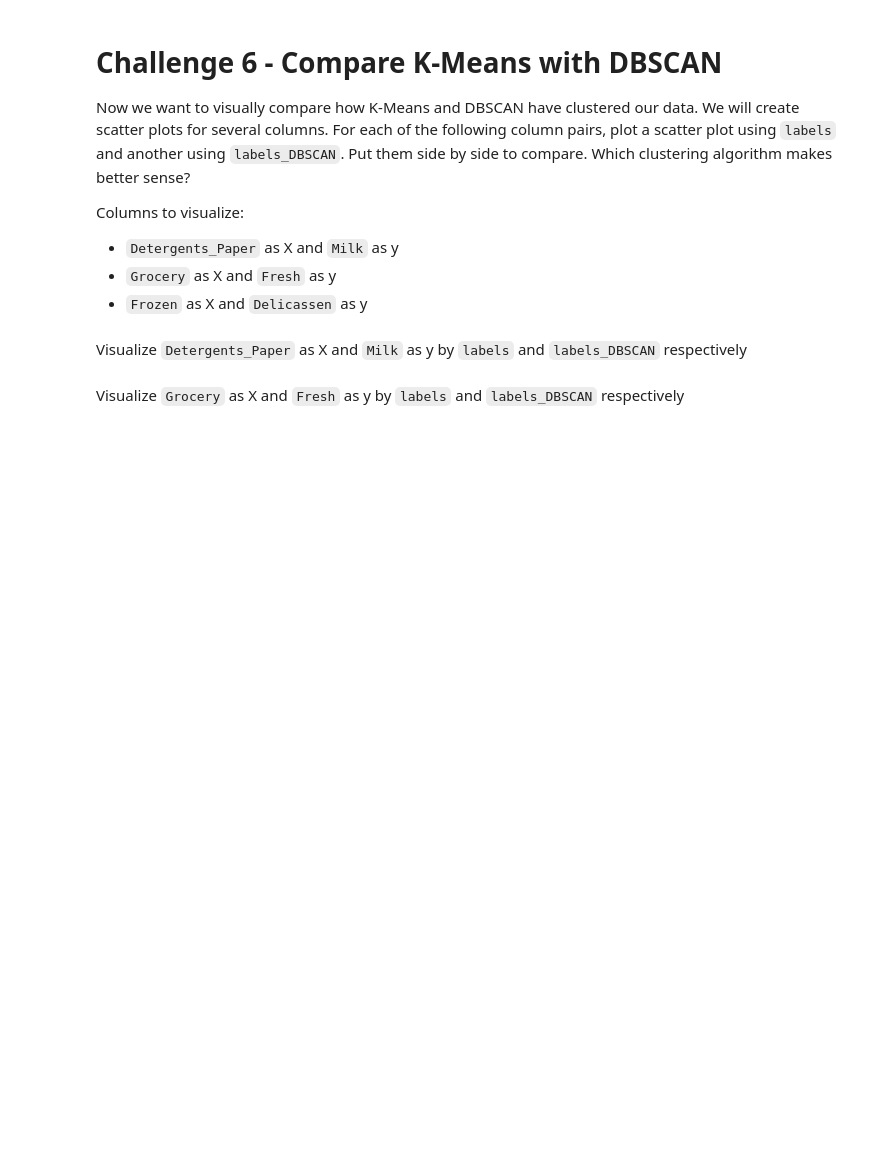
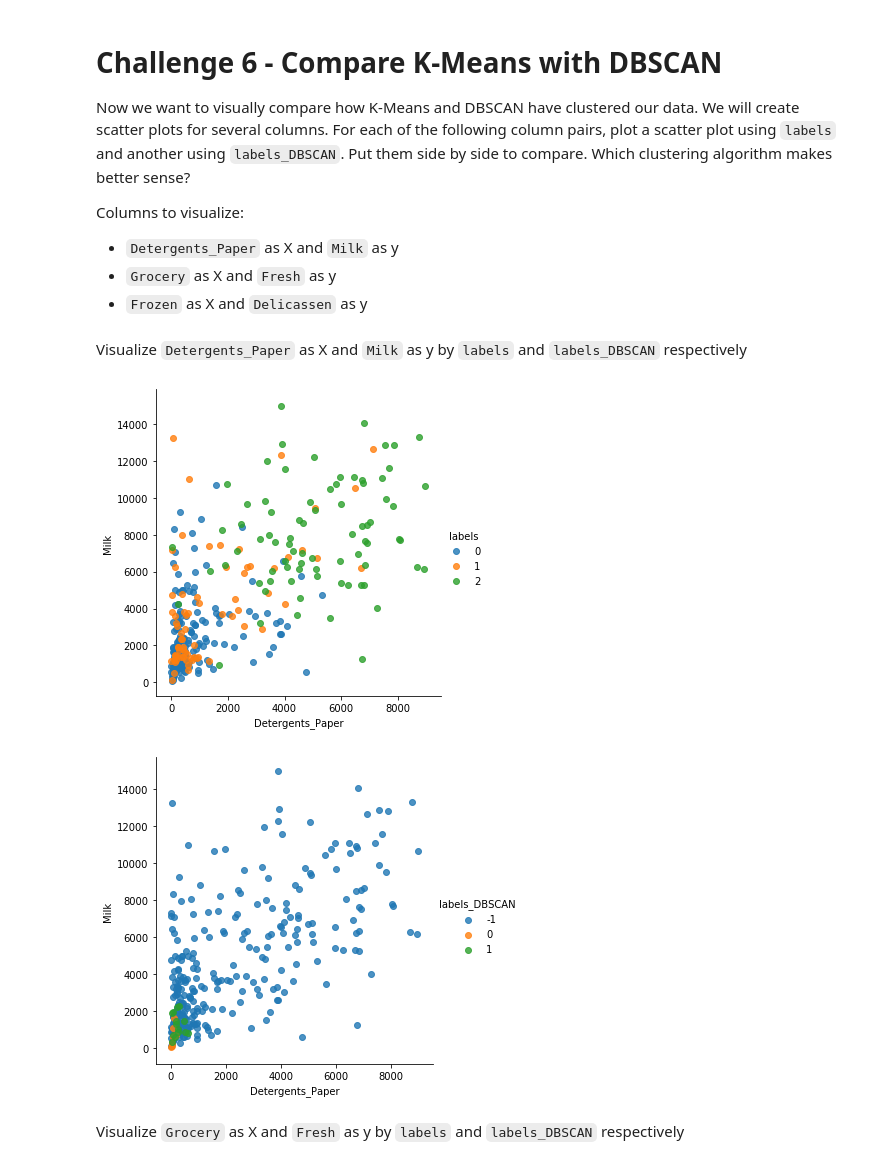
Before and after one commit to ta-data-lis/lab-unsupervised-learning, a Jupyter notebook: your-code/main.ipynb, the cells around one changed output. Drawn from its saved outputs; the diff is of its cells as text; code cells hidden in the pictures; blank space fills up the shorter version.

```diff
--- a/your-code/main.ipynb
+++ b/your-code/main.ipynb
@@ -251,5 +231,5 @@ plt.show()
 # %% [markdown]
 Count the values in `labels`.
 # %%
-centroids = kmeans.cluster_centers_
 labels = kmeans.predict(customers_final)
+customers_final['labels'] = kmeans.predict(customers_final)
@@ -274,0 +245,5 @@ Now let's cluster the data using DBSCAN. Use `DBSCAN(eps=0.5)` to initiate the m
+# %%
+from sklearn.cluster import DBSCAN
+db = DBSCAN(eps=0.5).fit(customers_scale)
+labels_DBSCAN = db.labels_
+customers_final['labels_DBSCAN'] = db.labels_
@@ -293,2 +274,11 @@ Visualize `Detergents_Paper` as X and `Milk` as y by `labels` and `labels_DBSCAN
+# %%
+sns.lmplot(data=customers_final, x='Detergents_Paper', y='Milk', hue='labels',
+                   fit_reg=False, legend=True, legend_out=True)
+sns.lmplot(data=customers_final, x='Detergents_Paper', y='Milk', hue='labels_DBSCAN',
+                   fit_reg=False, legend=True, legend_out=True)
+plt.show()
+# %% [output]
+[figure, added]
+[figure, added]
 # %% [markdown]
 Visualize `Grocery` as X and `Fresh` as y by `labels` and `labels_DBSCAN` respectively
```
Also changed, not shown: parts of 18 cells of this notebook.
